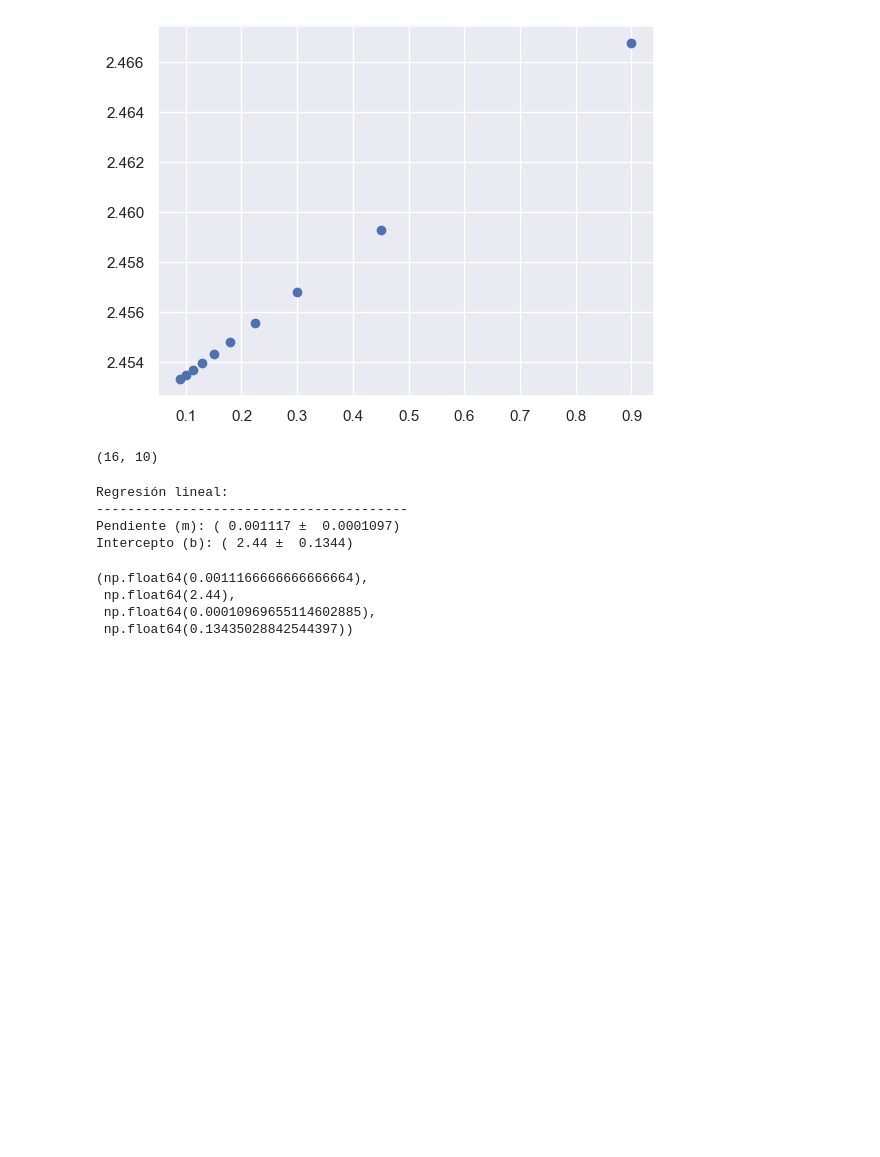
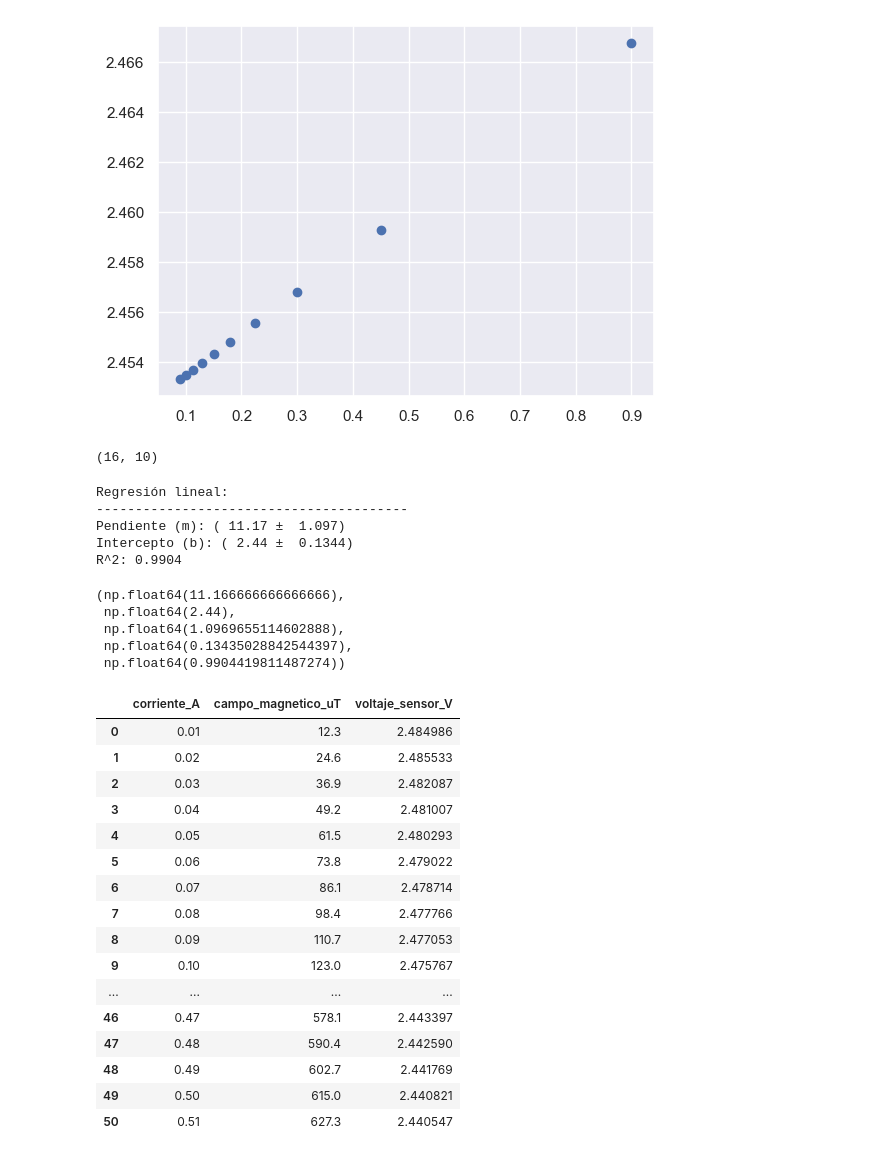
Before and after one commit to sperezp23/Sensor_de_efecto_Hall, a Jupyter notebook: Python/Calibración.ipynb, the cells around one changed output. Saved outputs shown, nothing was run; the diff lists cells and outputs as text; code cells hidden in the pictures; blank space fills up the shorter version.

```diff
--- a/Python/Calibración.ipynb
+++ b/Python/Calibración.ipynb
@@ -130,16 +142,40 @@ len(voltaje_B_corriente_simulado_arduino), len(voltaje_B_radio_simulado_arduino)
 # %% [output]
 (16, 10)
 # %%
-x = np.array([-1500, 0, 1500])
+x = np.array([-0.15, 0, 0.15])
 y = np.array([0.86, 2.25, 4.21])
 
 calcular_regresion_lineal(x,y)
 # %% [output]
 Regresión lineal:
 ----------------------------------------
-Pendiente (m): ( 0.001117 ±  0.0001097)
+Pendiente (m): ( 11.17 ±  1.097)
 Intercepto (b): ( 2.44 ±  0.1344)
+R^2: 0.9904
-(np.float64(0.0011166666666666664),
+(np.float64(11.166666666666666),
  np.float64(2.44),
- np.float64(0.00010969655114602885),
- np.float64(0.13435028842544397))
+ np.float64(1.0969655114602888),
+ np.float64(0.13435028842544397),
+ np.float64(0.9904419811487274))
+# %%
+datos_sensor_df = pd.read_excel(r'datos_final.xlsx')
+datos_sensor_df.dropna(inplace=True)
+datos_sensor_df
+# %% [output]
+|  | corriente_A | campo_magnetico_uT | voltaje_sensor_V |
+| 0 | 0.01 | 12.3 | 2.484986 |
+| 1 | 0.02 | 24.6 | 2.485533 |
+| 2 | 0.03 | 36.9 | 2.482087 |
+| 3 | 0.04 | 49.2 | 2.481007 |
+| 4 | 0.05 | 61.5 | 2.480293 |
+| 5 | 0.06 | 73.8 | 2.479022 |
+| 6 | 0.07 | 86.1 | 2.478714 |
+| 7 | 0.08 | 98.4 | 2.477766 |
+| 8 | 0.09 | 110.7 | 2.477053 |
+| 9 | 0.10 | 123.0 | 2.475767 |
+| ... | ... | ... | ... |
+| 46 | 0.47 | 578.1 | 2.443397 |
+| 47 | 0.48 | 590.4 | 2.442590 |
+| 48 | 0.49 | 602.7 | 2.441769 |
+| 49 | 0.50 | 615.0 | 2.440821 |
+| 50 | 0.51 | 627.3 | 2.440547 |
```
Also changed, not shown: parts of 8 cells of this notebook.
